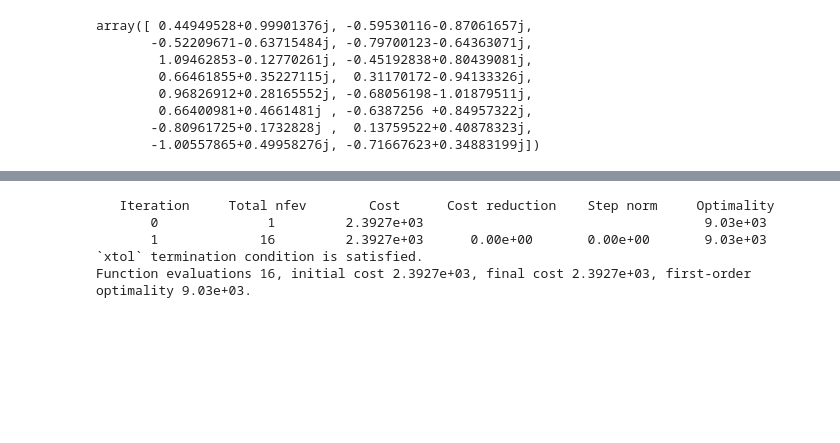
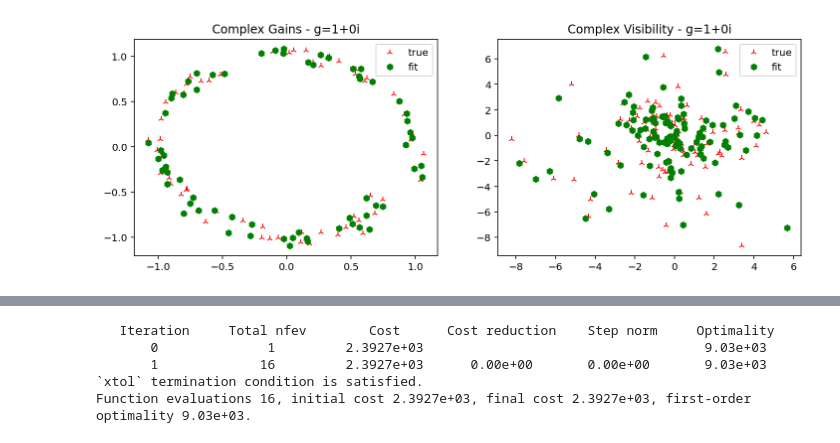
Before and after one commit to pecom/red-calibration, a Jupyter notebook: SmallArrayTests.ipynb, the cells around one changed output, grey strips where cells are left out. Drawn from its saved outputs; the diff is of its cells as text; code cells hidden in the pictures; blank space fills up the shorter version.

```diff
--- a/SmallArrayTests.ipynb
+++ b/SmallArrayTests.ipynb
@@ -455,15 +475,17 @@ axes[1].set_title(r"$\chi^2$ - $\chi$");
 # %%
 fig, axes = plt.subplots(ncols=2, figsize=(12,4))
 
 axes[0].set_title('Complex Gains - %s' % title_mod)
 axes[0].plot(tgain.real, tgain.imag, 'r2', label='true')
-axes[0].plot(gomni.real, gomni.imag, 'gh', label='fit')
+axes[0].plot(gchi.real, gchi.imag, 'gh', label='fit')
 axes[0].legend();
 
 axes[1].set_title('Complex Visibility - %s' % title_mod)
 axes[1].plot(valpha.real, valpha.imag, 'r2', label='true')
-axes[1].plot(vomni.real, vomni.imag, 'gh', label='fit')
+axes[1].plot(vchi.real, vchi.imag, 'gh', label='fit')
 axes[1].legend();
+# %% [output]
+[figure, added]
 # %%
 # fig, axes = plt.subplots(ncols=2, figsize=(12,4))
 
@@ -512,11 +504,0 @@ garr, varr, chisqr, finiters = chimincal(iter_max, gguess, vguess, delta, epsilo
-# %%
-garr
-# %% [output]
-array([ 0.44949528+0.99901376j, -0.59530116-0.87061657j,
-       -0.52209671-0.63715484j, -0.79700123-0.64363071j,
-        1.09462853-0.12770261j, -0.45192838+0.80439081j,
-        0.66461855+0.35227115j,  0.31170172-0.94133326j,
-        0.96826912+0.28165552j, -0.68056198-1.01879511j,
-        0.66400981+0.4661481j , -0.6387256 +0.84957322j,
-       -0.80961725+0.1732828j ,  0.13759522+0.40878323j,
-       -1.00557865+0.49958276j, -0.71667623+0.34883199j])
```
Also changed, not shown: parts of 61 cells of this notebook.
